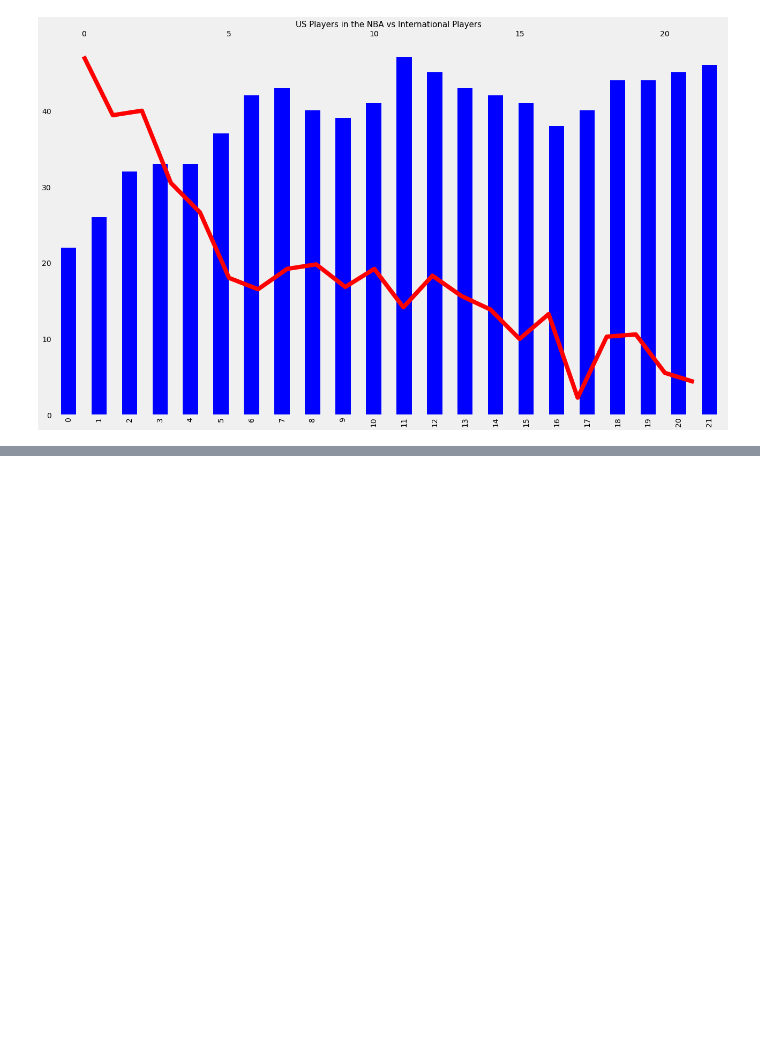
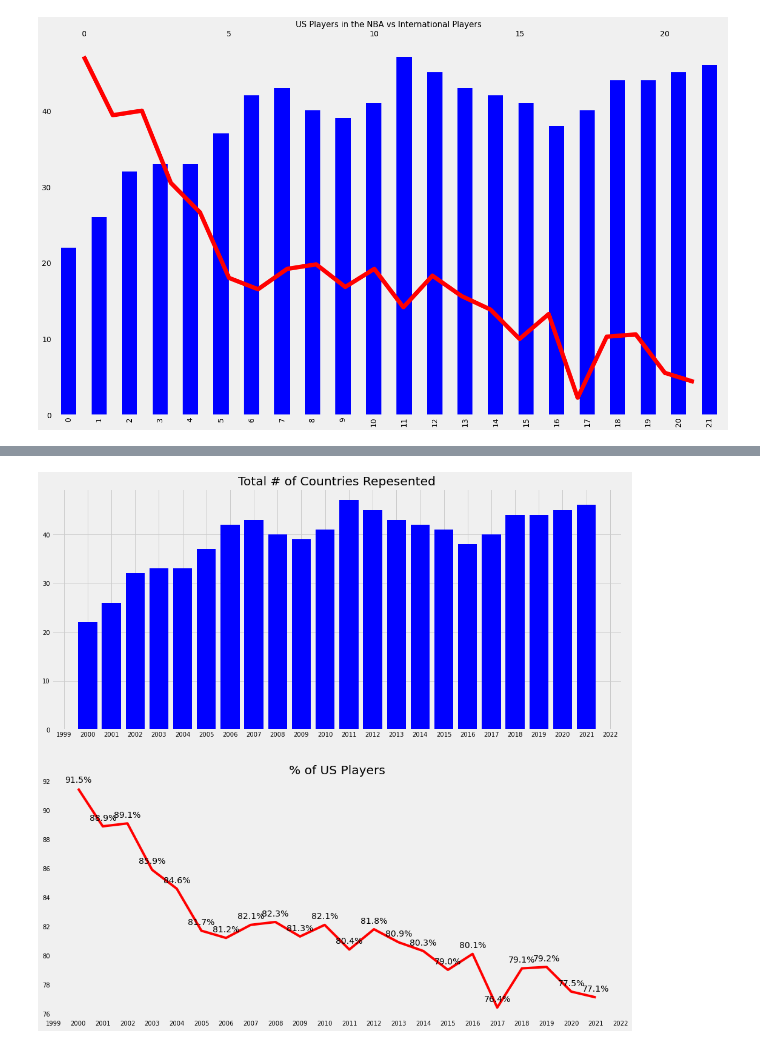
Before and after one commit to bme3412/Python, a Jupyter notebook: Projects/Basketball_reference/NBA_since_2000_Global.ipynb, the cells around one changed output, grey strips where cells are left out. Saved outputs shown, nothing was run; the diff lists cells and outputs as text; code cells hidden in the pictures; blank space fills up the shorter version.

```diff
--- a/Projects/Basketball_reference/NBA_since_2000_Global.ipynb
+++ b/Projects/Basketball_reference/NBA_since_2000_Global.ipynb
@@ -1613,0 +1590,35 @@ NameError: name 'participants' is not defined
+# %%
+fig, (ax1, ax2) = plt.subplots(2, figsize=(15,15))
+fig.subplots_adjust(hspace=0.2, wspace=0.3)
+
+# plot 1
+x = total_players['Season']
+y1 = total_players['# of Countries']
+y2 = total_players['% US']
+
+ax1.title.set_text('Total # of Countries Repesented')
+ax2.title.set_text('% of US Players')
+ax1.bar(x, y1, color='blue')
+ax2.plot(x, y2, color='red')
+
+import matplotlib.ticker as plticker
+
+loc = plticker.MultipleLocator(base=1.0) # this locator puts ticks at regular intervals
+
+ax1.xaxis.set_major_locator(loc)
+ax2.xaxis.set_major_locator(loc)
+ax1.tick_params(axis='both', which='major', labelsize=10)
+ax2.tick_params(axis='both', which='major', labelsize=10)
+
+for x, y in zip(x, y2):
+
+    label = "{:.1f}%".format(y)
+
+    plt.annotate(label, (x,y), textcoords="offset points",
+                xytext=(0,10),
+                ha='center')
+
+plt.grid(False)
+plt.show()
+# %% [output]
+[figure, added]
```
Also changed, not shown: parts of 8 cells of this notebook.
